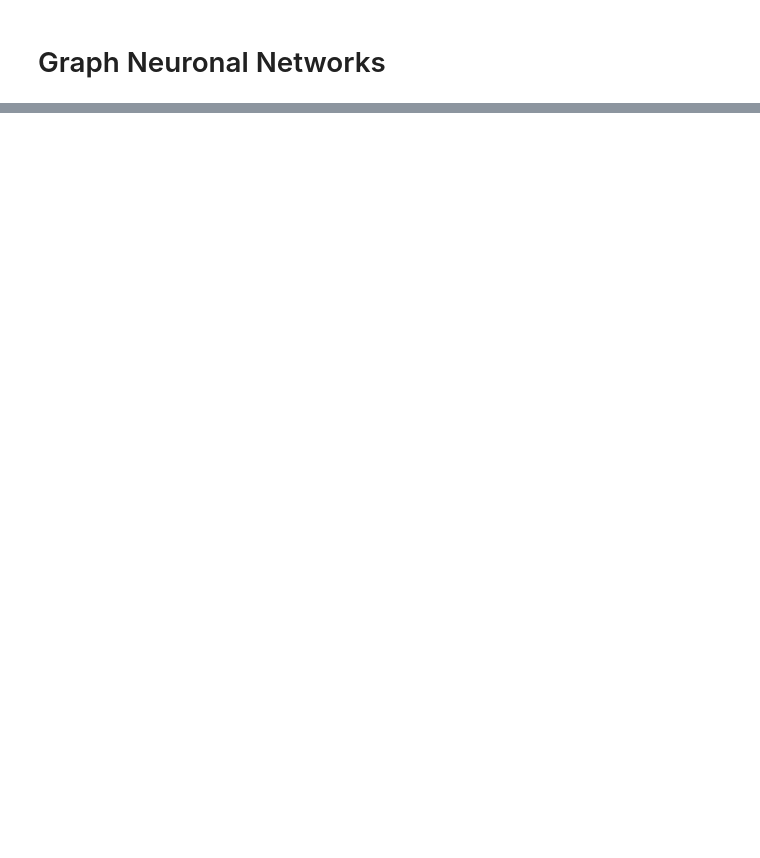
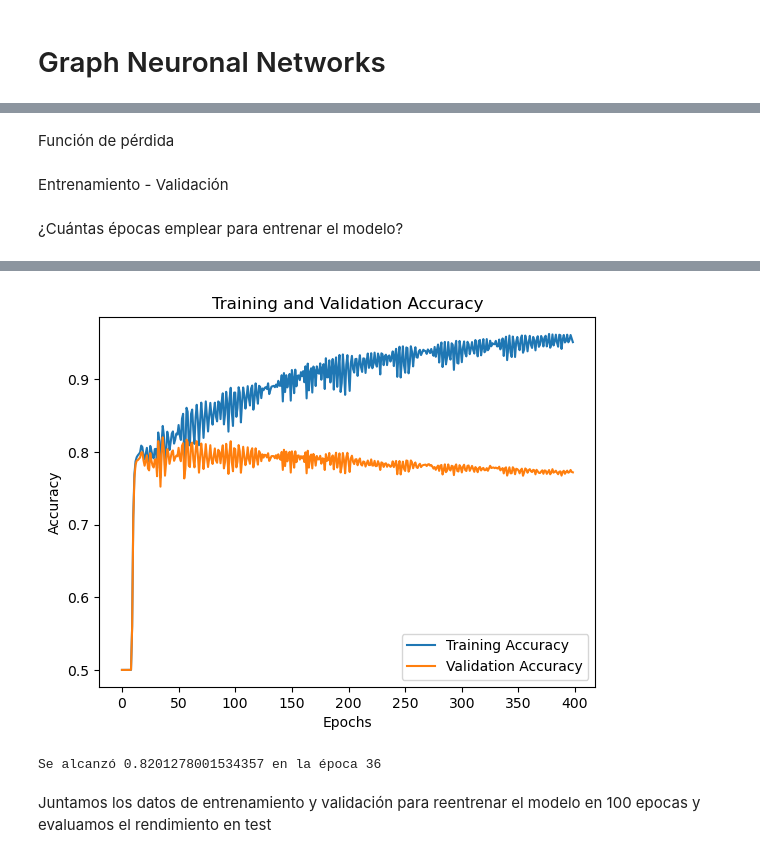
Before and after one commit to jbaezarh/Relational-ML, a Jupyter notebook: notebooks/4_gnn.ipynb, the cells around one changed output, grey strips where cells are left out. Cells and saved outputs as stored; diff of their text form; code cells hidden in the pictures; blank space fills up the shorter version.

```diff
--- a/notebooks/4_gnn.ipynb
+++ b/notebooks/4_gnn.ipynb
@@ -242,0 +122,51 @@ pd.crosstab(pred.cpu(),data.test_mask.cpu())
+# %% [markdown]
+Función de pérdida
+# %%
+# Entropía cruzada dando 4 veces más peso a la clase minoritaria (0)
+class_weights = torch.tensor([1.0,10.0]).to(device)
+criterion = torch.nn.CrossEntropyLoss(weight=class_weights).to(device)
+# %% [markdown]
+Entrenamiento - Validación
+# %%
+def train():
+    model.train()
+    optimizer.zero_grad()
+    out = model(x, data.edge_index)
+    loss = criterion(out[data.train_mask], data.y[data.train_mask])
+    loss.backward() # Retropropagación
+    optimizer.step() # Actualizar los pesos
+    return loss.item()
+
+def validation():
+    model.eval()
+    out = model(x, data.edge_index)
+    pred = out.argmax(dim=1)
+    val_acc = balanced_accuracy(pred, data.y, data.val_mask)
+    train_acc = balanced_accuracy(pred, data.y, data.train_mask)
+    return val_acc, train_acc
+# %% [markdown]
+¿Cuántas épocas emplear para entrenar el modelo?
+# %%
+train_acc_list =[]
+val_acc_list = []
+
+for epoch in range(1, 400):
+    loss = train()
+    res = validation()
+    val_acc, train_acc = res
+    train_acc_list.append(train_acc)
+    val_acc_list.append(val_acc)
+    print(f'Epoch: {epoch:03d}, Training Loss: {loss:.4f}, Train Accuracy: {train_acc:.4f}, Val Accuracy: {val_acc:.4f}')
+
+plt.plot(train_acc_list, label='Training Accuracy')
+plt.plot(val_acc_list, label='Validation Accuracy')
+plt.title('Training and Validation Accuracy')
+plt.xlabel('Epochs')
+plt.ylabel('Accuracy')
+plt.legend()
+plt.show()
+
+n_epochs = torch.tensor(val_acc_list).argmax()
+max_acc = max(val_acc_list)
+print(f"Se alcanzó {max_acc} en la época {n_epochs}")
+# %% [output]
@@ -242,0 +190,4 @@ pd.crosstab(pred.cpu(),data.test_mask.cpu())
+[figure, added]
+Se alcanzó 0.8201278001534357 en la época 36
+# %% [markdown]
+Juntamos los datos de entrenamiento y validación para reentrenar el modelo en 100 epocas y evaluamos el rendimiento en test
```
Also changed, not shown: parts of 45 cells of this notebook, 3 other files.
